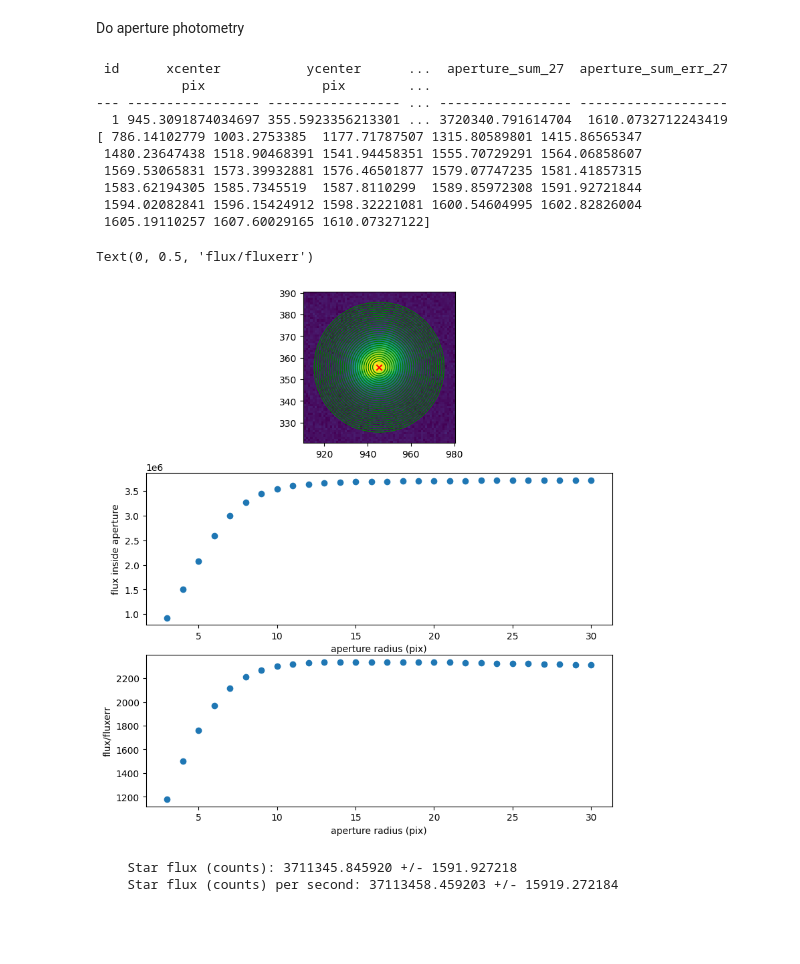
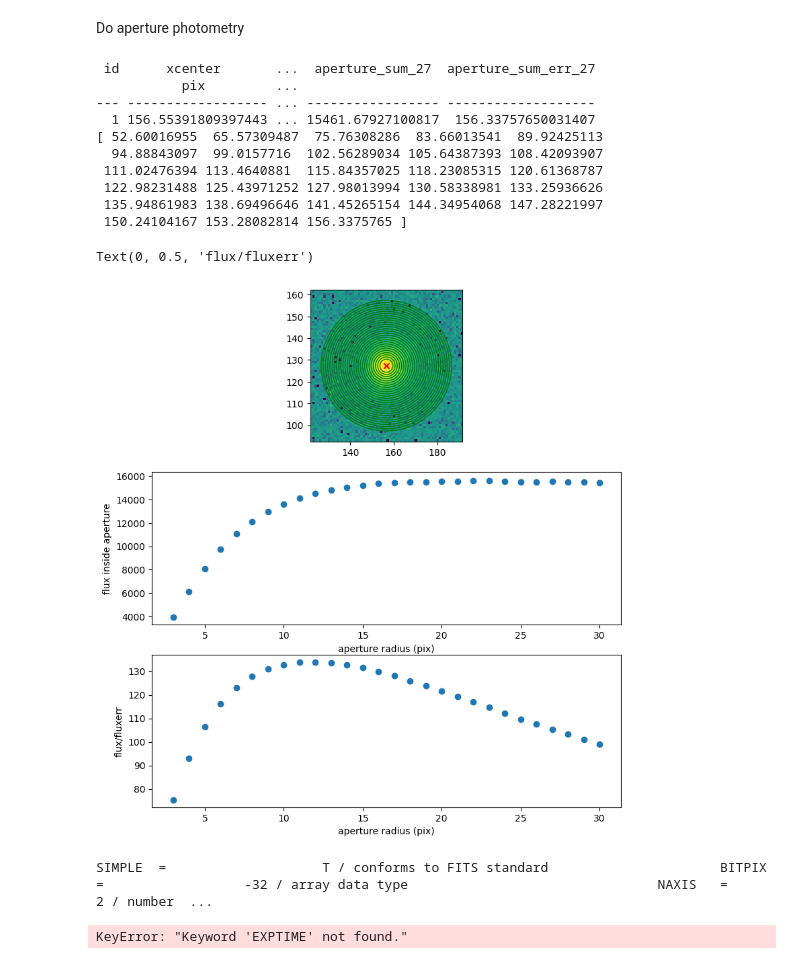
Before and after one commit to Sp3ter04/ObservatoryLaboratory, a Jupyter notebook: V-aperture_photometry.ipynb, the cells around one changed output. Cells and saved outputs as stored; diff of their text form; code cells hidden in the pictures; blank space fills up the shorter version.

Commit message:
aperturee

```diff
--- a/V-aperture_photometry.ipynb
+++ b/V-aperture_photometry.ipynb
@@ -39,0 +30,17 @@ plt.imshow(image)
+# %%
+from astropy.visualization import ZScaleInterval, ImageNormalize
+import matplotlib.pyplot as plt
+
+dir = "m57_blue_bkg/"
+image = fits.getdata(dir + "m57_blue_bkg.fits")
+
+# Aplica ZScale
+interval = ZScaleInterval()
+vmin, vmax = interval.get_limits(image)
+
+norm = ImageNormalize(vmin=vmin, vmax=vmax)
+
+plt.imshow(image, origin="lower", cmap="gray", norm=norm)
+plt.colorbar(label="ADU")
+plt.title("M57 (ZScale)")
+plt.show()
@@ -94,7 +102,7 @@ Text(0, 0.5, 'ypix')
 ## Get central position of star with initial guess
 # %%
 ## Estimate position with an initial position guess of the star with centroid
-pos_guess = [948,354]   ## initial guess (x,y) (CHANGE TO YOUR STAR POSITION!)
+pos_guess = [158,126]   ## initial guess (x,y) (CHANGE TO YOUR STAR POSITION!)
 from photutils.centroids import centroid_com, centroid_2dg  #load centroid libraries
 img = image[pos_guess[1]-30:pos_guess[1]+30,pos_guess[0]-30:pos_guess[0]+30]#select subportion of 60x60 image
 plt.imshow(img,origin='lower')
@@ -112,53 +120,58 @@ radii = np.arange(3,31)  # radii (pix) of circular apertures
 aperture = [CircularAperture(position, r=r) for r in radii] # define circular apertures
 
 ## Perform aperture photometry (sum of all pixels within aperture) SUBTRACTING first background found previously
-phot_table = aperture_photometry(image-bkg.background, aperture,error=erimage)
+phot_table = aperture_photometry(image, aperture,error=erimage)
 print(phot_table)  ## print table
 y = np.asarray([phot_table['aperture_sum_'+str(i)] for i in np.arange(0,radii.size)],dtype=float)
 ery = np.asarray([phot_table['aperture_sum_err_'+str(i)] for i in np.arange(0,radii.size)],dtype=float)
 y=np.reshape(y, (len(y),))
 ery=np.reshape(ery, (len(ery),))
 print(ery)
 
 ## Plot both: curve growth and image with apertures
 from astropy.visualization import simple_norm
 fig,ax = plt.subplots(3,figsize=(9,10))
 norm = simple_norm(img,'log',percent=99.)
 ax[0].imshow(image,norm=norm,cmap='viridis', aspect=1, interpolation='nearest')
 ax[0].scatter(position[0],position[1],color='red',marker='x')
 for r in radii:
   circle = plt.Circle(position,r,color='green',fill=False)
   ax[0].add_artist(circle)
 ax[0].set_xlim([position[0]-35,position[0]+35])
 ax[0].set_ylim([position[1]-35,position[1]+35])
 # plot curve of growth
 ax[1].errorbar(radii,y,yerr=ery,fmt='o')
 ax[1].set_xlabel('aperture radius (pix)')
 ax[1].set_ylabel('flux inside aperture')
 # plot flux/fluxerr (S/N)
 ax[2].errorbar(radii,y/ery,fmt='o')
 ax[2].set_xlabel('aperture radius (pix)')
 ax[2].set_ylabel('flux/fluxerr')
 # %% [output]
- id      xcenter           ycenter      ...  aperture_sum_27  aperture_sum_err_27
-           pix               pix        ...
---- ----------------- ----------------- ... ----------------- -------------------
-  1 945.3091874034697 355.5923356213301 ... 3720340.791614704  1610.0732712243419
-[ 786.14102779 1003.2753385  1177.71787507 1315.80589801 1415.86565347
- 1480.23647438 1518.90468391 1541.94458351 1555.70729291 1564.06858607
- 1569.53065831 1573.39932881 1576.46501877 1579.07747235 1581.41857315
- 1583.62194305 1585.7345519  1587.8110299  1589.85972308 1591.92721844
- 1594.02082841 1596.15424912 1598.32221081 1600.54604995 1602.82826004
- 1605.19110257 1607.60029165 1610.07327122]
+ id      xcenter       ...  aperture_sum_27  aperture_sum_err_27
+           pix         ...
+--- ------------------ ... ----------------- -------------------
+  1 156.55391809397443 ... 15461.67927100817  156.33757650031407
+[ 52.60016955  65.57309487  75.76308286  83.66013541  89.92425113
+  94.88843097  99.0157716  102.56289034 105.64387393 108.42093907
+ 111.02476394 113.4640881  115.84357025 118.23085315 120.61368787
+ 122.98231488 125.43971252 127.98013994 130.58338981 133.25936626
+ 135.94861983 138.69496646 141.45265154 144.34954068 147.28221997
+ 150.24104167 153.28082814 156.3375765 ]
 Text(0, 0.5, 'flux/fluxerr')
-[figure, old version]
+[figure, new version]
 # %%
 ## Final flux and error at a given radius. All stars in the same image should have SAME radius
 radius = 22 # (CHANGE TO YOUR RADIUS!) -choose radius (here large radius since curve of growth is nice -it has an asymptotic value- but if not take a smaller radius where S/N is high, i.e ~16 in this example)
 flux = y[np.round(radii) == np.round(radius)]
 error = ery[np.round(radii) == np.round(radius)]
+hdu = fits.open(dir + "m57_blue_bkg.fits")
+header = hdu[0].header #reads the header
+print(header)
+xtime = header['EXPTIME'] #exposure time
+print(header)
 print("    Star flux (counts): %f +/- %f" %(flux,error))
-print("    Star flux (counts) per second: %f +/- %f" %(flux/head['EXPTIME'],error/head['EXPTIME']))
+print("    Star flux (counts) per second: %f +/- %f" %(flux/xtime,error/xtime))
 # %% [output]
-    Star flux (counts): 3711345.845920 +/- 1591.927218
-    Star flux (counts) per second: 37113458.459203 +/- 15919.272184
+SIMPLE  =                    T / conforms to FITS standard                      BITPIX  =                  -32 / array data type                                NAXIS   =                    2 / number  ...
+KeyError: "Keyword 'EXPTIME' not found."
```
Also changed, not shown: parts of 7 cells of this notebook, 12 other files.
